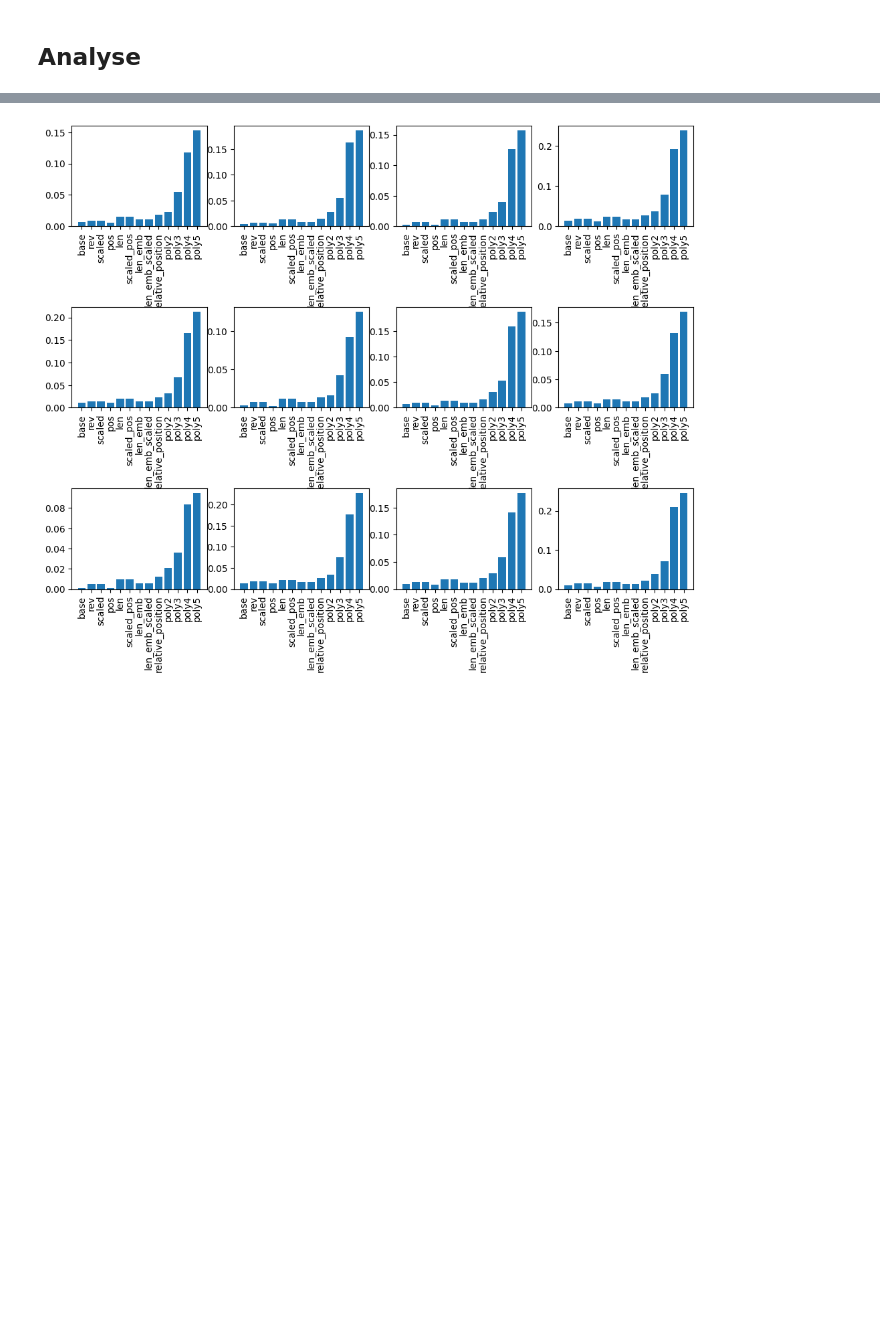
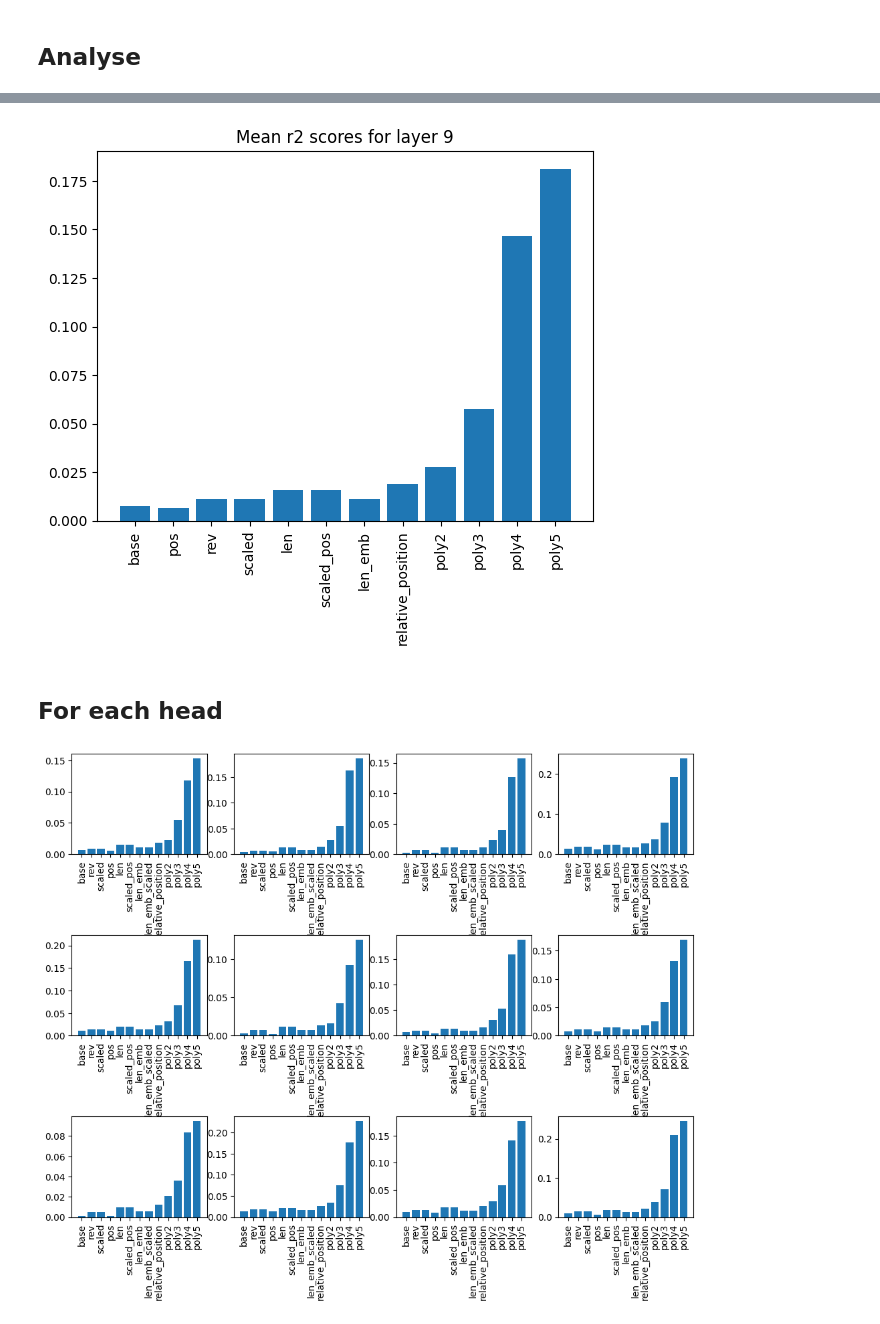
Before and after one commit to JetBrains-Research/effective-inference, a Jupyter notebook: notebooks/encoder_embedind_pos_training.ipynb, the cells around one changed output, grey strips where cells are left out. Cells and saved outputs as stored; diff of their text form; code cells hidden in the pictures; blank space fills up the shorter version.

Commit message:
encoder_embedind_pos_training.ipynb better

```diff
--- a/notebooks/encoder_embedind_pos_training.ipynb
+++ b/notebooks/encoder_embedind_pos_training.ipynb
@@ -143,7 +113,7 @@ None
 import numpy as np
 
 
-layer2head2sample = {}
+# layer2head2sample = {}
 # sample = ((cur_emb, cur_pos, cur_len, tgt_pos, tgt_len), attention_weight)
 
 for ex in tqdm(glue_datasets['mrpc']['train']):
@@ -158,7 +128,7 @@ for ex in tqdm(glue_datasets['mrpc']['train']):
     for layer in [9]:
         if layer not in layer2head2sample:
             layer2head2sample[layer] = {}
-        for head_num in [0, 6, 9]:#range( aa.attentions[0].shape[1]): #
+        for head_num in [3, 6]:#range( aa.attentions[0].shape[1]): #
             if head_num not in layer2head2sample[layer]:
                 layer2head2sample[layer][head_num] = []
             for from_ in range(aa.attentions[0].shape[2]):
@@ -197,6 +147,7 @@ get_from_pickle_File('utils/results.pickle')
 ## All variants sample
 # %%
 results_new = {}
+sizes = {}
 for layer, heads in layer2head2sample.items():
     if layer not in results_new:
         results_new[layer] = {}
@@ -218,6 +169,7 @@ for layer, heads in layer2head2sample.items():
         scaled = cross_val_score(Ridge(), X_train_scaled, y_train, n_jobs=4, scoring='r2').mean()
 
         results_new[layer][head].update({'base': base, 'rev': rev, 'scaled': scaled})
+        sizes.update({'base': (X_train_base.shape, y_train.shape), 'rev': (X_train_rev.shape, y_train.shape), 'scaled': (X_train_scaled.shape, y_train.shape)})
 
         #positions
         X_train_pos = np.array([[samples[el][0][1], samples[el][0][3]] for el in samples_idxs])
@@ -230,6 +182,7 @@ for layer, heads in layer2head2sample.items():
         scaled_pos = cross_val_score(Ridge(), X_train_scaled_pos, y_train, n_jobs=4, scoring='r2').mean()
 
         results_new[layer][head].update({'pos': pos, 'len': l, 'scaled_pos': scaled_pos})
+        sizes.update({'pos': (X_train_pos.shape, y_train.shape), 'len': (X_train_len.shape, y_train.shape), 'scaled_pos': (X_train_scaled_pos.shape, y_train.shape)})
 
         #positions + reversed positions + sentence length + embedding
         X_train_len_emb = np.array([list(samples[el][0][0])+[samples[el][0][1], samples[el][0][2] - samples[el][0][1], samples[el][0][2], samples[el][0][3], samples[el][0][4] - samples[el][0][3], samples[el][0][4]] for el in samples_idxs])
@@ -238,7 +191,9 @@ for layer, heads in layer2head2sample.items():
         X_train_scaled = StandardScaler().fit_transform(X_train_len_emb)
         len_emb_scaled = cross_val_score(Ridge(), X_train_scaled, y_train, n_jobs=4, scoring='r2').mean()
 
+
         results_new[layer][head].update({'len_emb': len_emb, 'len_emb_scaled': len_emb_scaled})
+        sizes.update({'len_emb': (X_train_len_emb.shape, y_train.shape), 'len_emb_scaled': (len_emb_scaled.shape, y_train.shape)})
 
         #positions + reversed positions + sentence length + relative positions
         X_train_relative_position = np.array([[samples[el][0][1]/samples[el][0][2], samples[el][0][1], samples[el][0][2] - samples[el][0][1], samples[el][0][2], samples[el][0][3]/samples[el][0][4], samples[el][0][4] - samples[el][0][3], samples[el][0][4]] for el in samples_idxs])
@@ -249,11 +204,12 @@ for layer, heads in layer2head2sample.items():
         X_poly3 = PolynomialFeatures(degree=3).fit_transform(X_train_relative_position)
         X_poly4 = PolynomialFeatures(degree=4).fit_transform(X_train_relative_position)
 
+
         poly2 = cross_val_score(Ridge(), X_poly2, y_train, n_jobs=4, scoring='r2').mean()
         poly3 = cross_val_score(Ridge(), X_poly3, y_train, n_jobs=4, scoring='r2').mean()
         poly4 = cross_val_score(Ridge(), X_poly4, y_train, n_jobs=4, scoring='r2').mean()
-
         results_new[layer][head].update({'relative_position': relative_position, 'poly2': poly2, 'poly3':poly3, 'poly4':poly4})
+        sizes.update({'relative_position': (X_train_relative_position.shape, y_train.shape), 'poly2': (X_poly2.shape, y_train.shape), 'poly3':(X_poly3.shape, y_train.shape), 'poly4':(X_poly4.shape, y_train.shape)})
 
         print(f'layer {layer} head {head} :')
         print(f'{results_new[layer][head]}')
@@ -280,0 +286,12 @@ result = get_from_pickle_File(name)
+# %%
+result9 = {}
+result9['description'] = {}
+for head, data in result[9].items():
+  result9[head] = {}
+  for i, descriptions in {'base': "positions + embedding", 'pos': "positions + reversed positions", 'rev': "'pos' + embeddings", 'scaled': "'rev' scaled"  , 'len': "'pos'+ sentence length",'scaled_pos': "'len' scaled", 'len_emb':"'len' + embeddings",'relative_position': " 'len' + relative positions", 'poly2': "polynomials 2 degree of 'relative_position'", 'poly3':"polynomials 3 degree of 'relative_position'", 'poly4':"polynomials 2 degree of 'relative_position'", 'poly5':"polynomials 2 degree of 'relative_position'"}.items():
+    result9[head].update({i: result[9][head][i]})
+    result9['description'][i] = descriptions
+df = pd.DataFrame.from_dict(result9)
+
+# Display the DataFrame as a table
+df.head(20)
@@ -281,3 +312,25 @@ result = get_from_pickle_File(name)
+# %%
+from statistics import mean
+import matplotlib.pyplot as plt
+
+scores = {}
+for head, score in result9.items():
+    if head != 'description':
+        for name, s in score.items():
+            if name not in scores:
+                scores[name] = []
+            scores[name].append(s)
+for name, s in scores.items():
+    scores[name] = mean(s)
+
+plt.bar(list(scores.keys()), list(scores.values()))
+plt.xticks(list(scores.keys()), rotation=90)
+plt.title('Mean r2 scores for layer 9')
+None
+# %% [output]
+[figure, added]
+# %% [markdown]
+## For each head
 # %%
 import matplotlib.pyplot as plt
 
```
Also changed, not shown: parts of 13 cells of this notebook.
